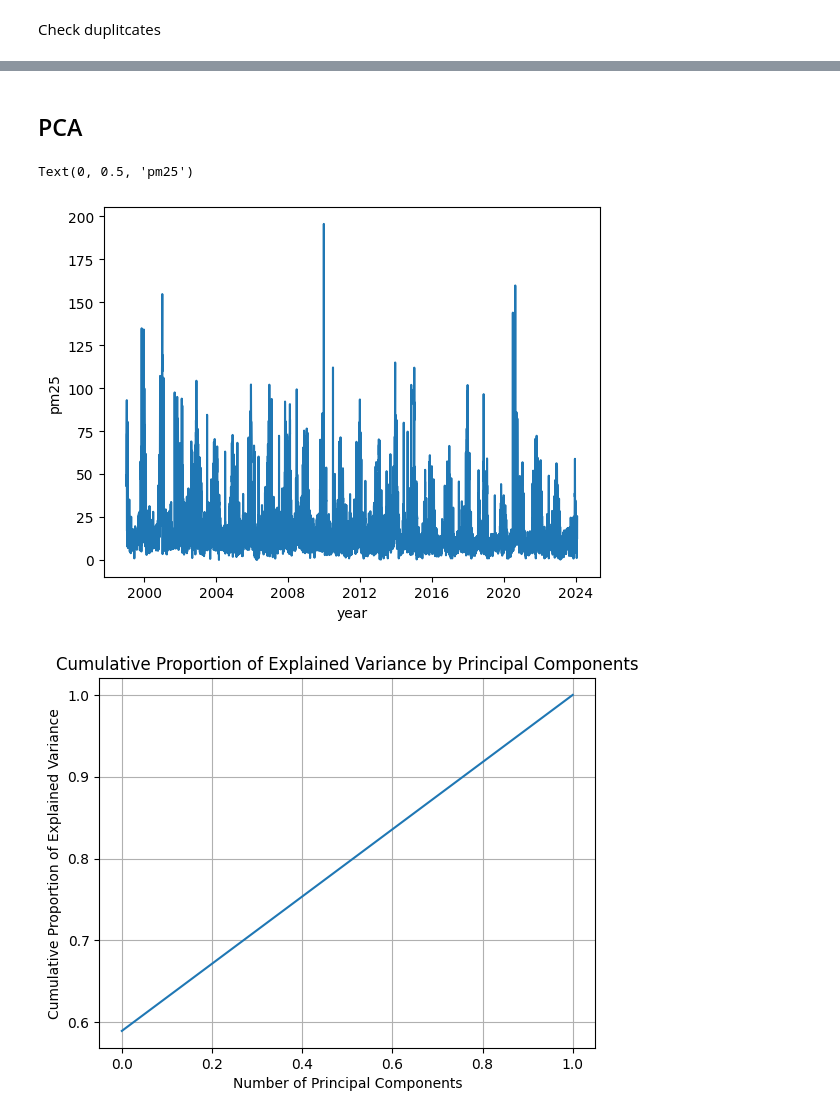
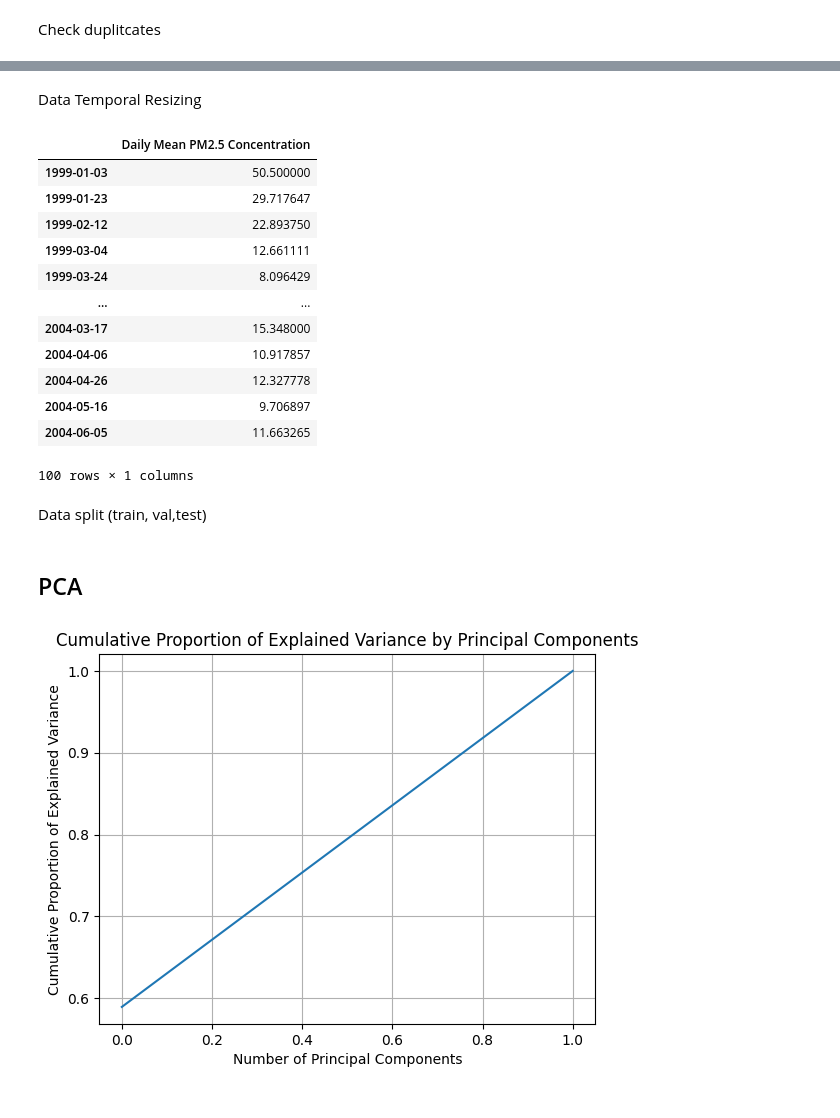
Before and after one commit to alexspf/bk_pm25_pred, a Jupyter notebook: best_cut.ipynb, the cells around one changed output, grey strips where cells are left out. Drawn from its saved outputs; the diff is of its cells as text; code cells hidden in the pictures.

```diff
--- a/best_cut.ipynb
+++ b/best_cut.ipynb
@@ -67,23 +92,48 @@ print(f'data unique shape: {data_unique.shape}')
+# %% [markdown]
+Data Temporal Resizing
+# %%
+
+# Converter a coluna 'Date' para tipo datetime
+data_mod['Date'] = pd.to_datetime(data['Date'])
+
+# Criar um novo DataFrame com as colunas 'Date' e 'Daily M2.5 Concentration'
+data_mod = data[['Date', 'Daily Mean PM2.5 Concentration']].copy()
+
+# Definir a coluna 'Date' como índice do DataFrame
+data_mod.set_index('Date', inplace=True)
+
+# Definir a frequência desejada para 20 dias
+time_freq = "20D"
+
+# Resample dos dados para a nova frequência (média dos valores dentro de cada intervalo de 20 dias)
+data_mod = data_mod.resample(time_freq).mean()
+
+# Criar um novo índice de datas com a frequência desejada, começando na primeira data e terminando na última data dos dados
+start_date = data_mod.index[0]
+end_date = data_mod.index[-1]
+idx = pd.date_range(start=start_date, end=end_date, freq=time_freq)
+
+# Reindexar o DataFrame para incluir todas as datas na nova frequência
+data_mod = data_mod.reindex(idx)
+data_mod.head(100)
+# %% [output]
+|  | Daily Mean PM2.5 Concentration |
+| 1999-01-03 | 50.500000 |
+| 1999-01-23 | 29.717647 |
+| 1999-02-12 | 22.893750 |
+| 1999-03-04 | 12.661111 |
+| 1999-03-24 | 8.096429 |
+| ... | ... |
+| 2004-03-17 | 15.348000 |
+| 2004-04-06 | 10.917857 |
+| 2004-04-26 | 12.327778 |
+| 2004-05-16 | 9.706897 |
+| 2004-06-05 | 11.663265 |
+100 rows × 1 columns
+# %% [markdown]
+Data split (train, val,test)
 # %% [markdown]
 ## PCA
-# %%
-import pandas as pd
-import numpy as np
-import matplotlib.pyplot as plt
-
-data = pd.read_csv("data_mod/id_3.csv")
-data.loc[:, 'Date'] = pd.to_datetime(data['Date'], format='%m/%d/%Y', errors='coerce')
-
-data_mod = data[[column for column in data.columns if column in ['Date', 'Daily Mean PM2.5 Concentration']]].copy()
-
-data_mod.rename(columns={'Daily Mean PM2.5 Concentration': 'pm25', 'Date': 'day'}, inplace=True)
-data_mod.sort_values(by='day', inplace=True)
-plt.plot(data_mod['day'], data_mod['pm25'])
-plt.xlabel('year')
-plt.ylabel('pm25')
-# %% [output]
-Text(0, 0.5, 'pm25')
-[figure, removed]
 # %%
 from sklearn.decomposition import PCA
 
```
Also changed, not shown: parts of 6 cells of this notebook.
